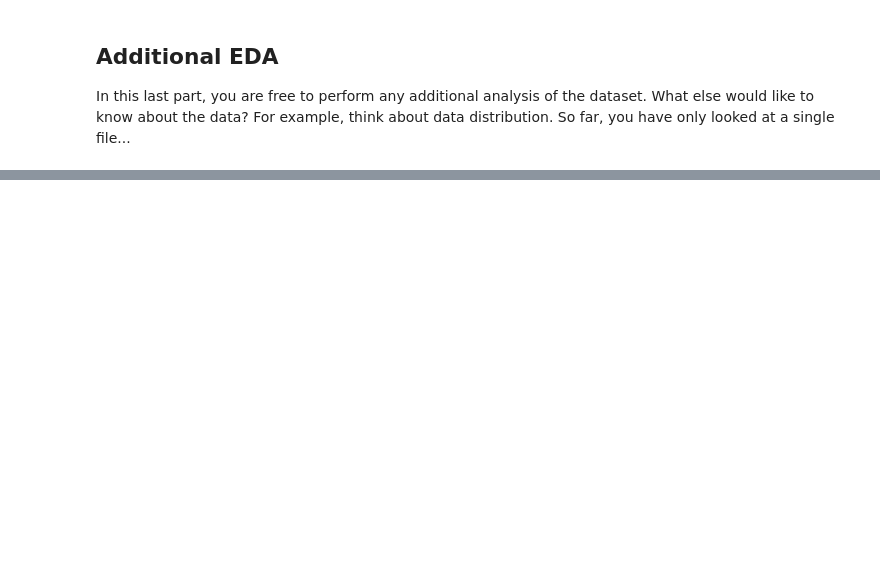
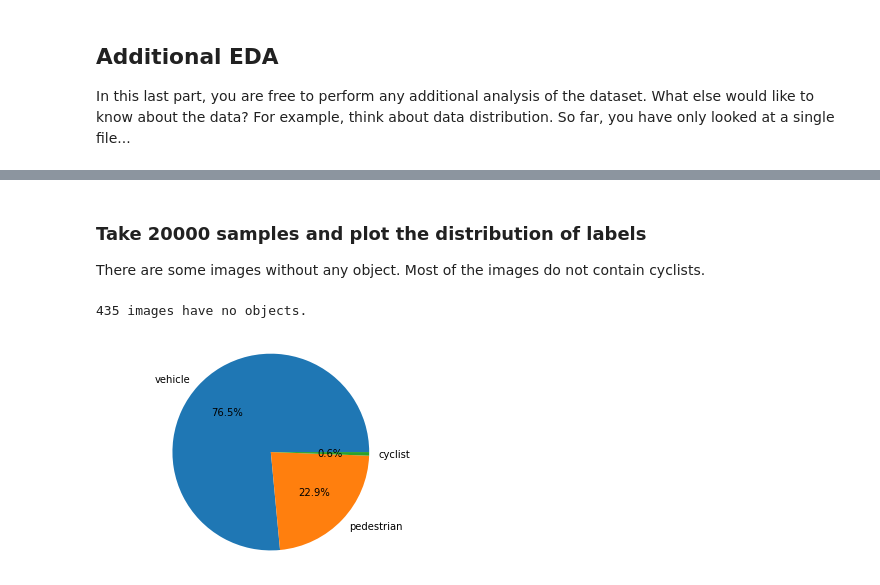
Before and after one commit to chihchunhsu-dev/nd013-c1-vision-starter, a Jupyter notebook: Exploratory Data Analysis.ipynb, the cells around one changed output, grey strips where cells are left out. Drawn from its saved outputs; the diff is of its cells as text; code cells hidden in the pictures; blank space fills up the shorter version.

```diff
--- a/Exploratory Data Analysis.ipynb
+++ b/Exploratory Data Analysis.ipynb
@@ -70,0 +82,25 @@ For example, think about data distribution. So far, you have only looked at a si
+# %% [markdown]
+### Take 20000 samples and plot the distribution of labels
+
+There are some images without any object. Most of the images do not contain cyclists.
+# %%
+label_counts = {1:0, 2:0, 4:0}
+obj_counts_per_image = []
+
+for batch in dataset.take(20000):
+    labels = batch['groundtruth_classes'].numpy()
+    obj_counts_per_image.append(len(labels))
+    for label in labels:
+        label_counts[label] += 1
+
+no_obj_counts = obj_counts_per_image.count(0)
+print(f'{no_obj_counts} images have no objects.')
+# %% [output]
+435 images have no objects.
+# %%
+classes = ['vehicle', 'pedestrian', 'cyclist']
+plt.pie([label_counts[1], label_counts[2], label_counts[4]], labels=classes, autopct='%1.1f%%')
+plt.axis('equal')
+plt.show()
+# %% [output]
+[figure, added]
```
Also changed, not shown: parts of 5 cells of this notebook.
